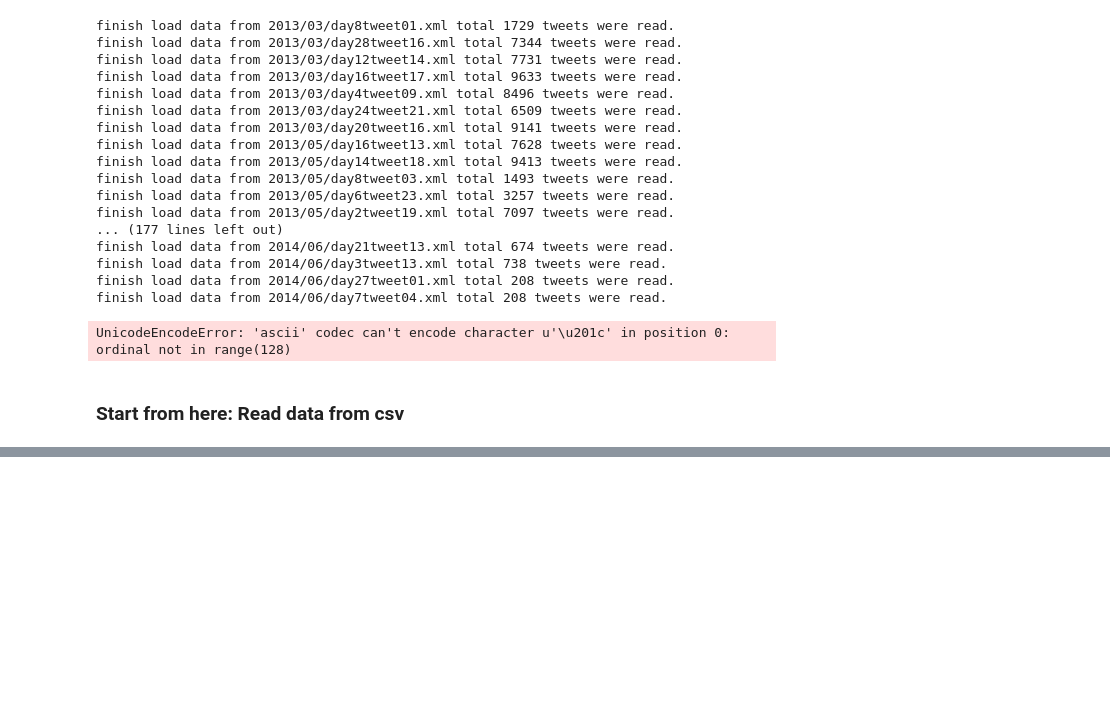
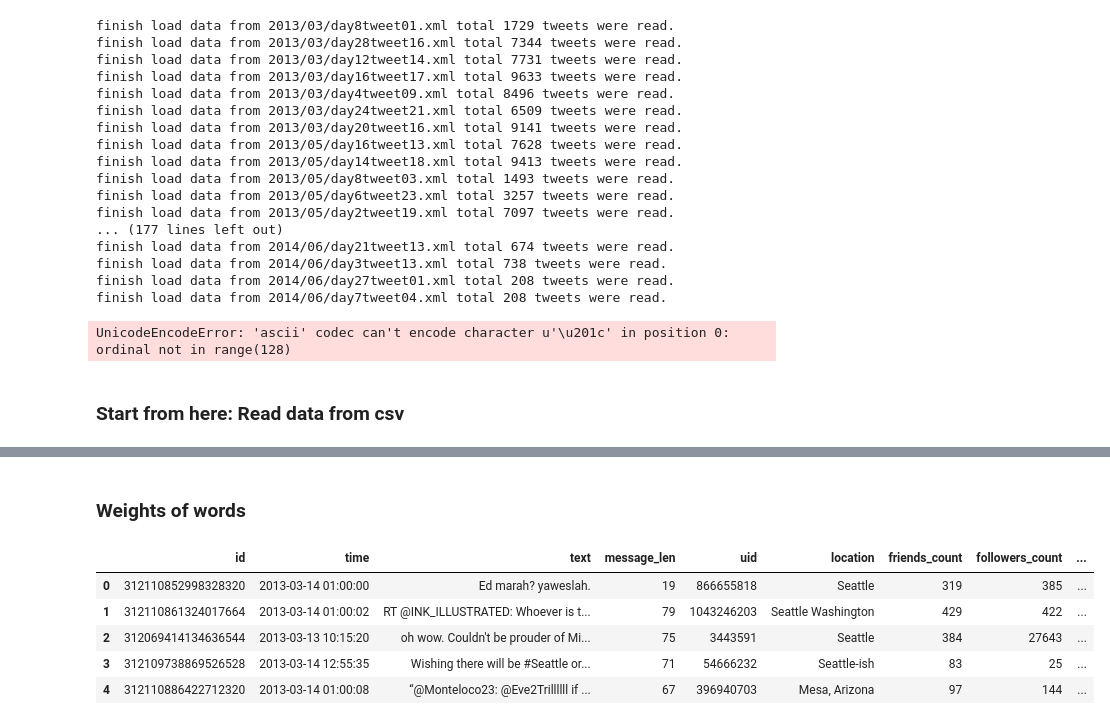
Before and after one commit to Inncee81/ReactionToCrimeAnalytics, a Jupyter notebook: analysis2.ipynb, the cells around one changed output, grey strips where cells are left out. Saved outputs shown, nothing was run; the diff lists cells and outputs as text; code cells hidden in the pictures; blank space fills up the shorter version.

```diff
--- a/analysis2.ipynb
+++ b/analysis2.ipynb
@@ -196,3 +168,14 @@ plot.yaxis.axis_label='length'
 show(plot)
 # %% [output]
 [interactive output not drawn]
+# %% [markdown]
+### Weights of words
+# %%
+data.head(5)
+# %% [output]
+|  | id | time | text | message_len | uid | location | friends_count | followers_count | ... |
+| 0 | 312110852998328320 | 2013-03-14 01:00:00 | Ed marah? yaweslah. | 19 | 866655818 | Seattle | 319 | 385 | ... |
+| 1 | 312110861324017664 | 2013-03-14 01:00:02 | RT @INK_ILLUSTRATED: Whoever is t... | 79 | 1043246203 | Seattle Washington | 429 | 422 | ... |
+| 2 | 312069414134636544 | 2013-03-13 10:15:20 | oh wow. Couldn't be prouder of Mi... | 75 | 3443591 | Seattle | 384 | 27643 | ... |
+| 3 | 312109738869526528 | 2013-03-14 12:55:35 | Wishing there will be #Seattle or... | 71 | 54666232 | Seattle-ish | 83 | 25 | ... |
+| 4 | 312110886422712320 | 2013-03-14 01:00:08 | “@Monteloco23: @Eve2Trillllll if ... | 67 | 396940703 | Mesa, Arizona | 97 | 144 | ... |
```
Also changed, not shown: parts of 26 cells of this notebook.
